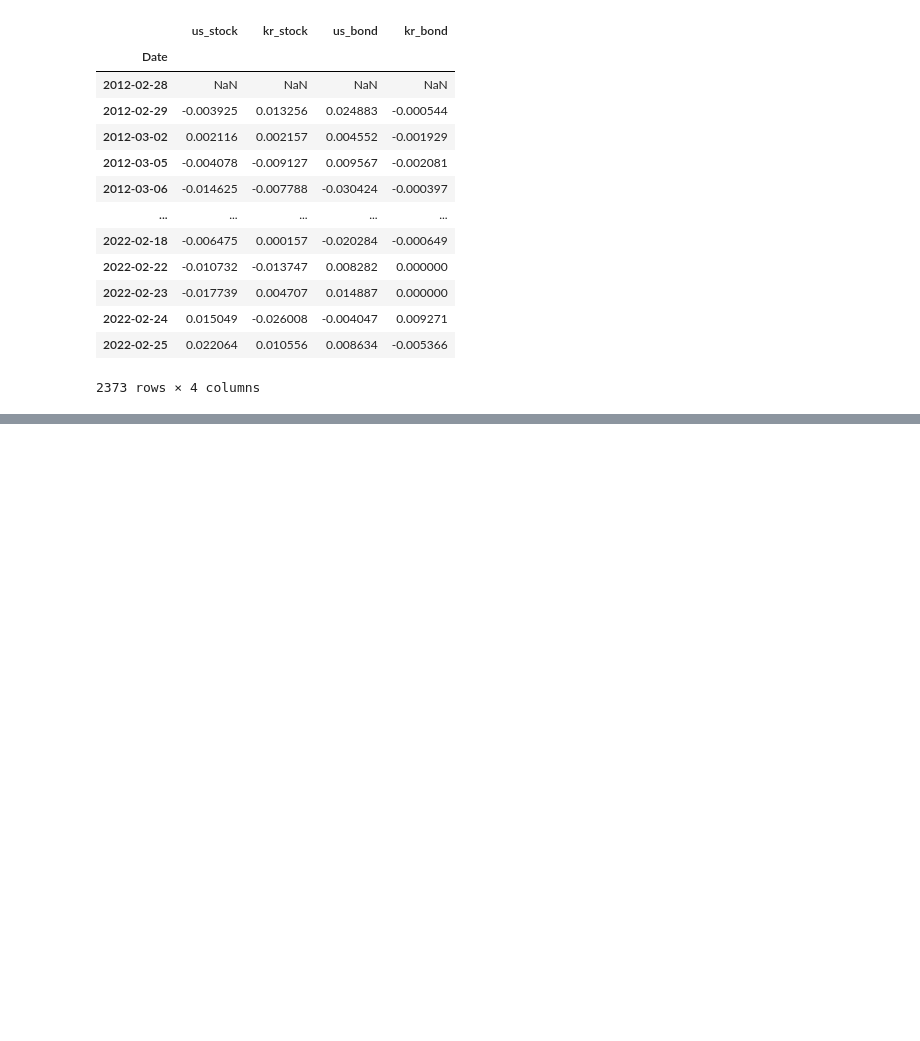
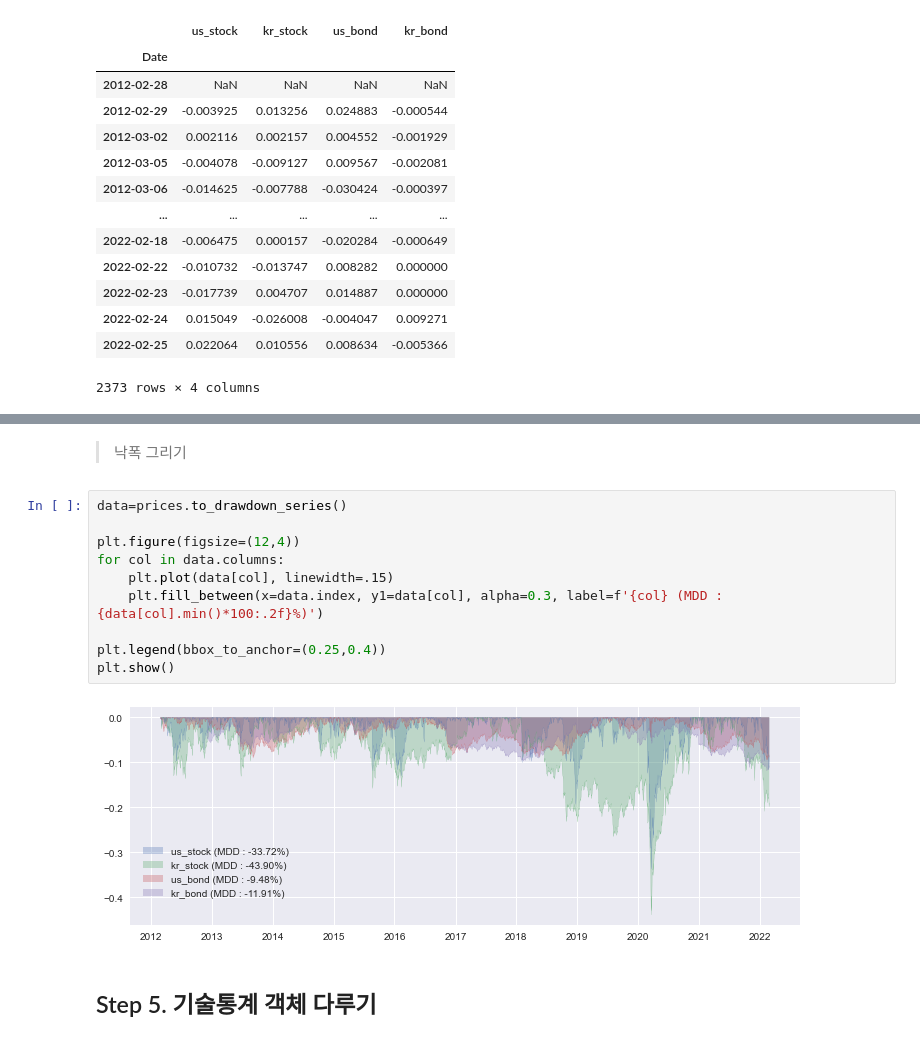
Before and after one commit to sw-song/kaggle-study, a Jupyter notebook: 00_13_backtest/ffn.ipynb, the cells around one changed output, grey strips where cells are left out. Cells and saved outputs as stored; diff of their text form; blank space fills up the shorter version.

```diff
--- a/00_13_backtest/ffn.ipynb
+++ b/00_13_backtest/ffn.ipynb
@@ -113,0 +152,16 @@ Win 12m %            94.55%      58.18%      48.18%      55.45%
+# %% [markdown]
+> 낙폭 그리기
+# %%
+data=prices.to_drawdown_series()
+
+plt.figure(figsize=(12,4))
+for col in data.columns:
+    plt.plot(data[col], linewidth=.15)
+    plt.fill_between(x=data.index, y1=data[col], alpha=0.3, label=f'{col} (MDD : {data[col].min()*100:.2f}%)')
+
+plt.legend(bbox_to_anchor=(0.25,0.4))
+plt.show()
+# %% [output]
+[figure, added]
+# %% [markdown]
+## Step 5. 기술통계 객체 다루기
```
Also changed, not shown: parts of 19 cells of this notebook.
